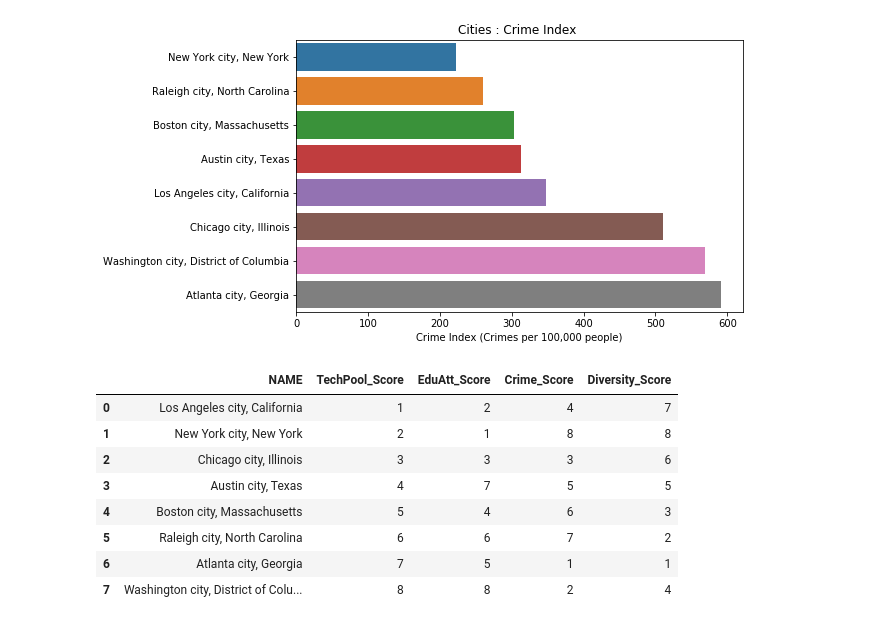
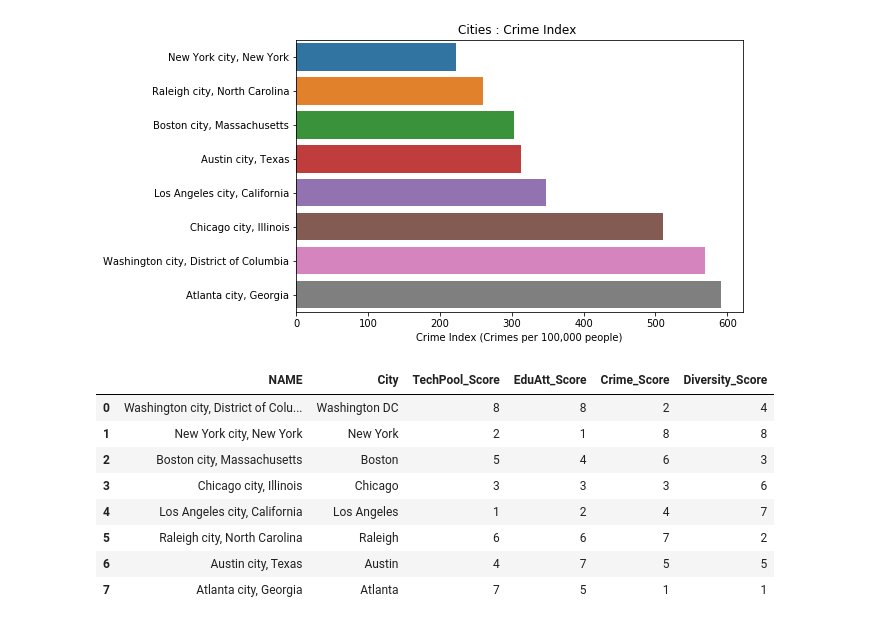
Before and after one commit to indranik/BC_Project1, a Jupyter notebook: Demogrphics_Indrani/Indu_Demographics.ipynb, the cells around one changed output. Drawn from its saved outputs; the diff is of its cells as text; code cells hidden in the pictures.

Commit message:
Updated Demographics csv

```diff
--- a/Demogrphics_Indrani/Indu_Demographics.ipynb
+++ b/Demogrphics_Indrani/Indu_Demographics.ipynb
@@ -367,26 +367,31 @@ plt.show()
 # %%
 #Demographics Scores
 # Tech Pool, Education Attainment Diversity,Crime and Diversity Scores.
 
 TechPoolEduAttDf = pd.merge(laborForceDF,laborEDDF, on= 'NAME')
 TechPoolEduAttDf = TechPoolEduAttDf[['NAME','TechPool_Score','EduAtt_Score']]
 TechPoolEduAttDf.head(10)
 
 DiversityCrimeDf = pd.merge(CitiesCrimeDf,CitiesDiversityDf, on= 'NAME')
 DiversityCrimeDf = DiversityCrimeDf[['NAME','Crime_Score','Diversity_Score']]
 DiversityCrimeDf.head(10)
 
-DemographicsScoresDf = pd.merge(TechPoolEduAttDf,DiversityCrimeDf, on= 'NAME')
+DemographicsScoresDf1 = pd.merge(TechPoolEduAttDf,DiversityCrimeDf, on= 'NAME')
+
+CitiesDf=sourceFile.parse('AmazonCities')
+CitiesDf = CitiesDf[['NAME','City']]
+
+DemographicsScoresDf = pd.merge(CitiesDf,DemographicsScoresDf1, on= 'NAME')
 DemographicsScoresDf.head(10)
 # %% [output]
-|  | NAME | TechPool_Score | EduAtt_Score | Crime_Score | Diversity_Score |
-| 0 | Los Angeles city, California | 1 | 2 | 4 | 7 |
-| 1 | New York city, New York | 2 | 1 | 8 | 8 |
-| 2 | Chicago city, Illinois | 3 | 3 | 3 | 6 |
-| 3 | Austin city, Texas | 4 | 7 | 5 | 5 |
-| 4 | Boston city, Massachusetts | 5 | 4 | 6 | 3 |
-| 5 | Raleigh city, North Carolina | 6 | 6 | 7 | 2 |
-| 6 | Atlanta city, Georgia | 7 | 5 | 1 | 1 |
-| 7 | Washington city, District of Colu... | 8 | 8 | 2 | 4 |
+|  | NAME | City | TechPool_Score | EduAtt_Score | Crime_Score | Diversity_Score |
+| 0 | Washington city, District of Colu... | Washington DC | 8 | 8 | 2 | 4 |
+| 1 | New York city, New York | New York | 2 | 1 | 8 | 8 |
+| 2 | Boston city, Massachusetts | Boston | 5 | 4 | 6 | 3 |
+| 3 | Chicago city, Illinois | Chicago | 3 | 3 | 3 | 6 |
+| 4 | Los Angeles city, California | Los Angeles | 1 | 2 | 4 | 7 |
+| 5 | Raleigh city, North Carolina | Raleigh | 6 | 6 | 7 | 2 |
+| 6 | Austin city, Texas | Austin | 4 | 7 | 5 | 5 |
+| 7 | Atlanta city, Georgia | Atlanta | 7 | 5 | 1 | 1 |
 # %%
 DemographicsScoresDf.to_csv("Cities_Demographics_Scores.csv")
```
Also changed, not shown: 11 other files.
